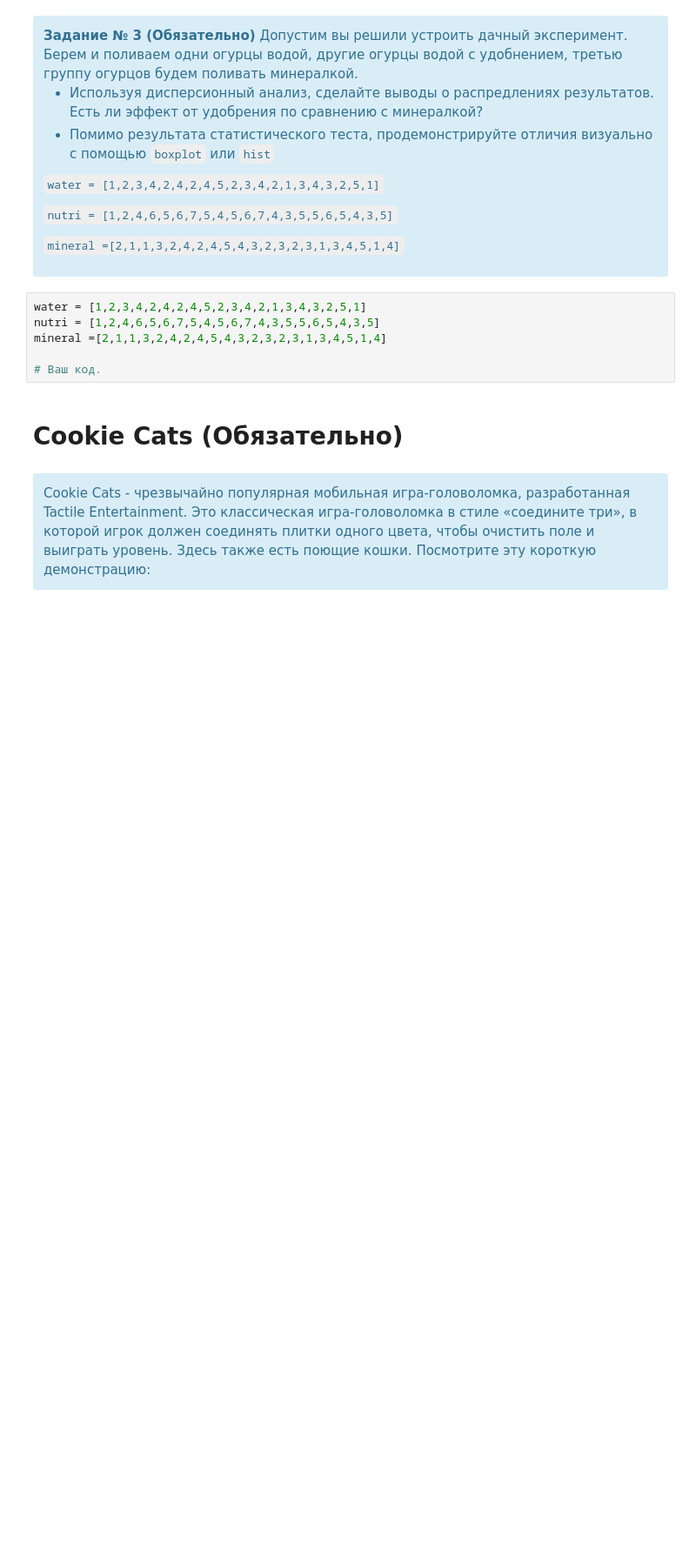
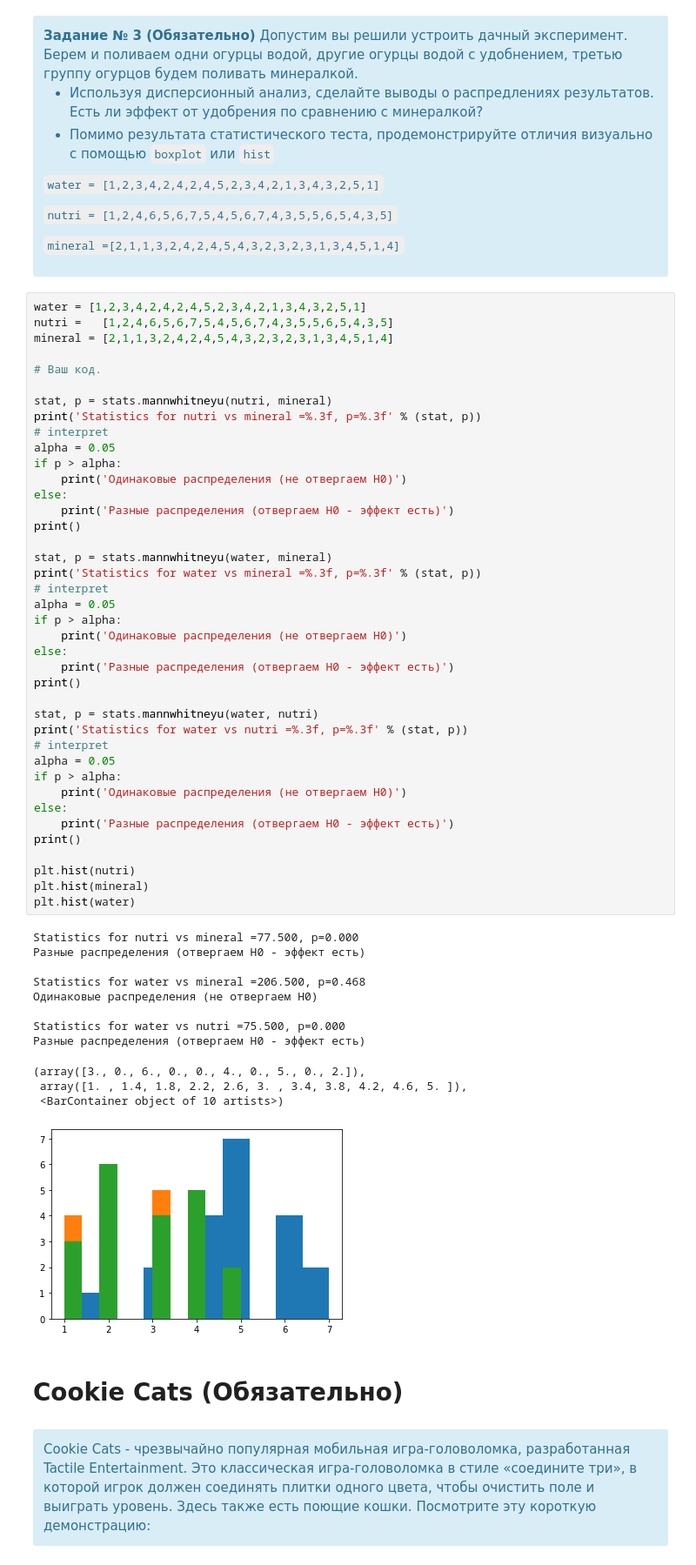
Before and after one commit to Alexander-Chernetsov/pyda-18-hw, a Jupyter notebook: hw-20/hw-20.ipynb, the cells around one changed output. Shown: that part at 87% size. Drawn from its saved outputs; the diff is of its cells as text; blank space fills up the shorter version.

```diff
--- a/hw-20/hw-20.ipynb
+++ b/hw-20/hw-20.ipynb
@@ -320,10 +355,57 @@ B = A + stats.norm.rvs(scale=54, loc=11, size=100)
 </div>
 # %%
 water = [1,2,3,4,2,4,2,4,5,2,3,4,2,1,3,4,3,2,5,1]
-nutri = [1,2,4,6,5,6,7,5,4,5,6,7,4,3,5,5,6,5,4,3,5]
-mineral =[2,1,1,3,2,4,2,4,5,4,3,2,3,2,3,1,3,4,5,1,4]
+nutri =   [1,2,4,6,5,6,7,5,4,5,6,7,4,3,5,5,6,5,4,3,5]
+mineral = [2,1,1,3,2,4,2,4,5,4,3,2,3,2,3,1,3,4,5,1,4]
 
 # Ваш код.
+
+stat, p = stats.mannwhitneyu(nutri, mineral)
+print('Statistics for nutri vs mineral =%.3f, p=%.3f' % (stat, p))
+# interpret
+alpha = 0.05
+if p > alpha:
+    print('Одинаковые распределения (не отвергаем H0)')
+else:
+    print('Разные распределения (отвергаем H0 - эффект есть)')
+print()
+
+stat, p = stats.mannwhitneyu(water, mineral)
+print('Statistics for water vs mineral =%.3f, p=%.3f' % (stat, p))
+# interpret
+alpha = 0.05
+if p > alpha:
+    print('Одинаковые распределения (не отвергаем H0)')
+else:
+    print('Разные распределения (отвергаем H0 - эффект есть)')
+print()
+
+stat, p = stats.mannwhitneyu(water, nutri)
+print('Statistics for water vs nutri =%.3f, p=%.3f' % (stat, p))
+# interpret
+alpha = 0.05
+if p > alpha:
+    print('Одинаковые распределения (не отвергаем H0)')
+else:
+    print('Разные распределения (отвергаем H0 - эффект есть)')
+print()
+
+plt.hist(nutri)
+plt.hist(mineral)
+plt.hist(water)
+# %% [output]
+Statistics for nutri vs mineral =77.500, p=0.000
+Разные распределения (отвергаем H0 - эффект есть)
+
+Statistics for water vs mineral =206.500, p=0.468
+Одинаковые распределения (не отвергаем H0)
+
+Statistics for water vs nutri =75.500, p=0.000
+Разные распределения (отвергаем H0 - эффект есть)
+(array([3., 0., 6., 0., 0., 4., 0., 5., 0., 2.]),
+ array([1. , 1.4, 1.8, 2.2, 2.6, 3. , 3.4, 3.8, 4.2, 4.6, 5. ]),
+ <BarContainer object of 10 artists>)
+[figure, added]
 # %% [markdown]
 # Cookie Cats (Обязательно)
 # %% [markdown]
```
Also changed, not shown: parts of 9 cells of this notebook, 1 other file.
